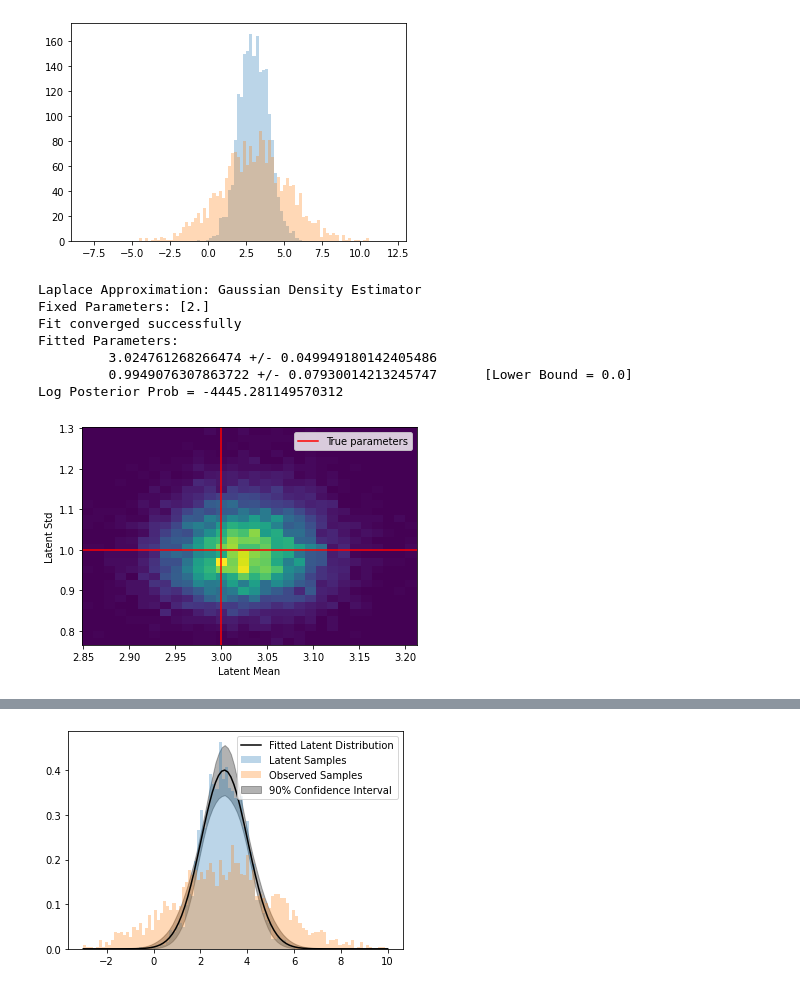
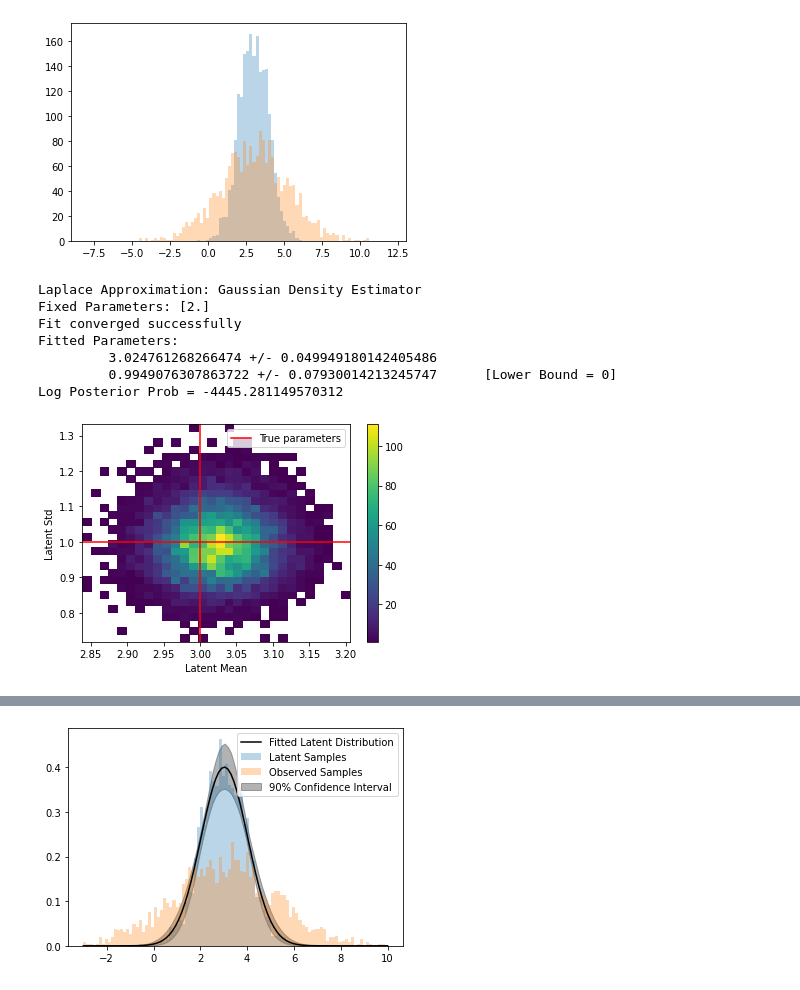
Before and after one commit to sam-bailey/melvin, a Jupyter notebook: examples/gaussian_density_estimation.ipynb, the cells around one changed output, grey strips where cells are left out. Saved outputs shown, nothing was run; the diff lists cells and outputs as text; code cells hidden in the pictures.

```diff
--- a/examples/gaussian_density_estimation.ipynb
+++ b/examples/gaussian_density_estimation.ipynb
@@ -26,7 +28,7 @@ plt.show()
 [figure]
 # %%
 class GaussianDensityEstimator(LaplaceApproximation):
-    param_bounds = [(None, None), (0.0, None)]
+    param_bounds = [(None, None), (0, None)]
 
     def model(self, params, X):
         mu = params[0]
@@ -47,9 +49,9 @@ gaussian_density_estimator = GaussianDensityEstimator(
     name="Gaussian Density Estimator",
     initial_params=initial_params,
     fixed_params=jnp.array([NOISE_STD]),
-    use_jax_minimize=False
+    use_jax_minimize=False,
+    y=y
 )
-gaussian_density_estimator.fit(X=None, y=y)
 print(gaussian_density_estimator)
 # %% [output]
 Laplace Approximation: Gaussian Density Estimator
@@ -57,17 +59,18 @@ Fixed Parameters: [2.]
 Fit converged successfully
 Fitted Parameters:
          3.024761268266474 +/- 0.049949180142405486
-         0.9949076307863722 +/- 0.07930014213245747      [Lower Bound = 0.0]
+         0.9949076307863722 +/- 0.07930014213245747      [Lower Bound = 0]
 Log Posterior Prob = -4445.281149570312
 # %%
 SEED, _seed = random.split(SEED,2)
-samples = gaussian_density_estimator.sample_params(prng_key = _seed, n_samples = 10000)
-plt.hist2d(samples[:,0], samples[:,1], bins=(30,30))
+samples = gaussian_density_estimator.sample_params(prng_key = _seed, n_samples = 10000, method="laplace")
+plt.hist2d(samples[:,0], samples[:,1], bins=(30,30), cmin=1)
 plt.axhline(LATENT_STD, color="r", label="True parameters")
 plt.axvline(LATENT_MEAN, color="r")
 plt.xlabel("Latent Mean")
 plt.ylabel("Latent Std")
+plt.colorbar()
 plt.legend()
 plt.show()
 # %% [output]
-[figure, old version]
+[figure, new version]
```
Also changed, not shown: parts of 4 cells of this notebook, 3 other files.
